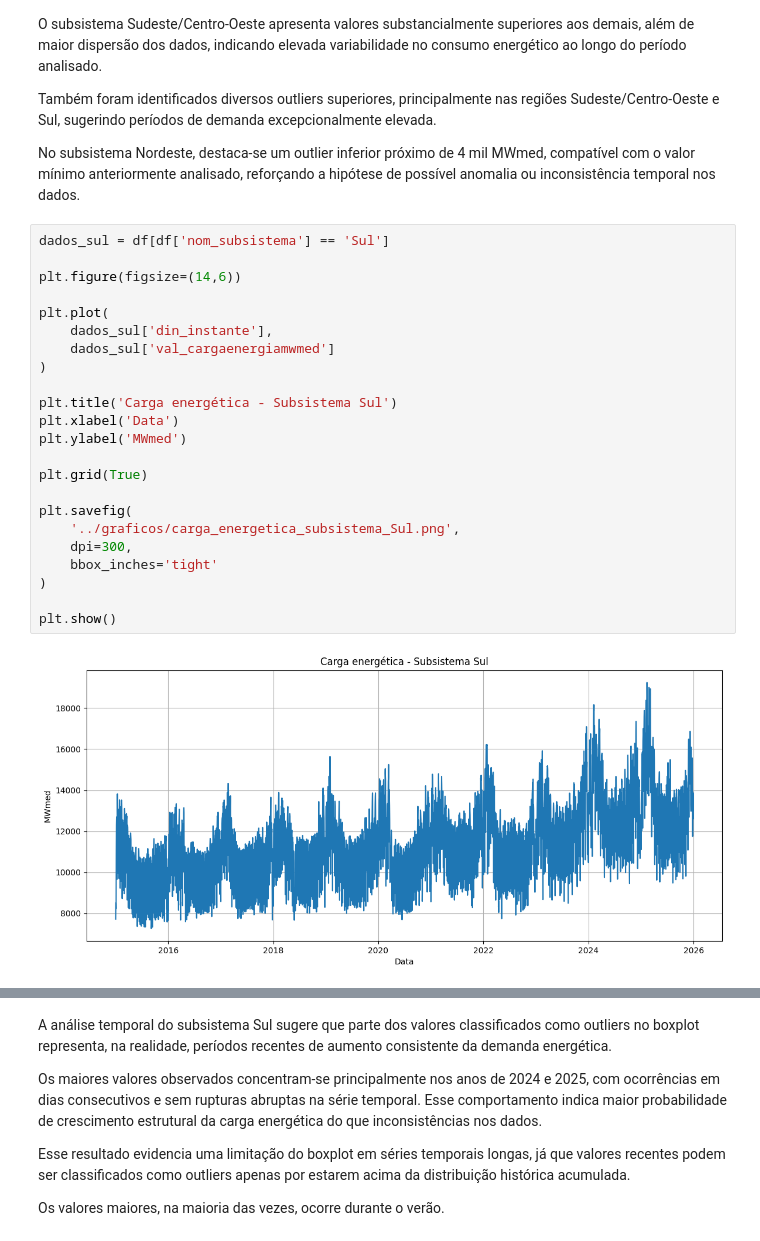
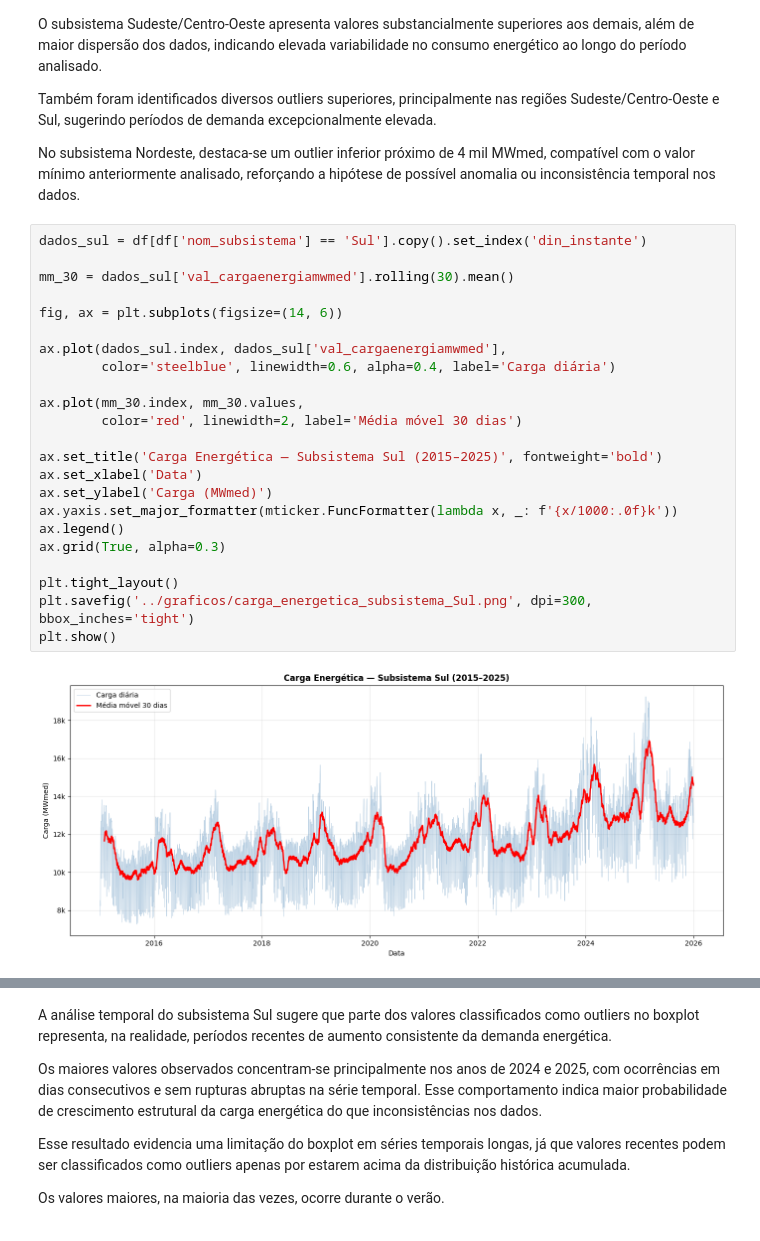
Before and after one commit to joaovinicius4/EdaEnergia, a Jupyter notebook: notebook/eda.ipynb, the cells around one changed output, grey strips where cells are left out. Cells and saved outputs as stored; diff of their text form.

Commit message:
feat: add rolling mean to subsistema sul time series

```diff
--- a/notebook/eda.ipynb
+++ b/notebook/eda.ipynb
@@ -341,30 +341,30 @@ Também foram identificados diversos outliers superiores, principalmente nas reg
 
 No subsistema Nordeste, destaca-se um outlier inferior próximo de 4 mil MWmed, compatível com o valor mínimo anteriormente analisado, reforçando a hipótese de possível anomalia ou inconsistência temporal nos dados.
 # %%
-dados_sul = df[df['nom_subsistema'] == 'Sul']
+dados_sul = df[df['nom_subsistema'] == 'Sul'].copy().set_index('din_instante')
 
-plt.figure(figsize=(14,6))
+mm_30 = dados_sul['val_cargaenergiamwmed'].rolling(30).mean()
 
-plt.plot(
-    dados_sul['din_instante'],
-    dados_sul['val_cargaenergiamwmed']
-)
+fig, ax = plt.subplots(figsize=(14, 6))
 
-plt.title('Carga energética - Subsistema Sul')
-plt.xlabel('Data')
-plt.ylabel('MWmed')
+ax.plot(dados_sul.index, dados_sul['val_cargaenergiamwmed'],
+        color='steelblue', linewidth=0.6, alpha=0.4, label='Carga diária')
 
-plt.grid(True)
+ax.plot(mm_30.index, mm_30.values,
+        color='red', linewidth=2, label='Média móvel 30 dias')
 
-plt.savefig(
-    '../graficos/carga_energetica_subsistema_Sul.png',
-    dpi=300,
-    bbox_inches='tight'
-)
+ax.set_title('Carga Energética — Subsistema Sul (2015–2025)', fontweight='bold')
+ax.set_xlabel('Data')
+ax.set_ylabel('Carga (MWmed)')
+ax.yaxis.set_major_formatter(mticker.FuncFormatter(lambda x, _: f'{x/1000:.0f}k'))
+ax.legend()
+ax.grid(True, alpha=0.3)
 
+plt.tight_layout()
+plt.savefig('../graficos/carga_energetica_subsistema_Sul.png', dpi=300, bbox_inches='tight')
 plt.show()
 # %% [output]
-[figure, old version]
+[figure, new version]
 # %%
 top_5_2024 = dados_sul[(dados_sul['ano'] == 2024)] \
     .sort_values('val_cargaenergiamwmed', ascending=False).head(5)
```
Also changed, not shown: parts of 1 cell of this notebook, 1 other file.
